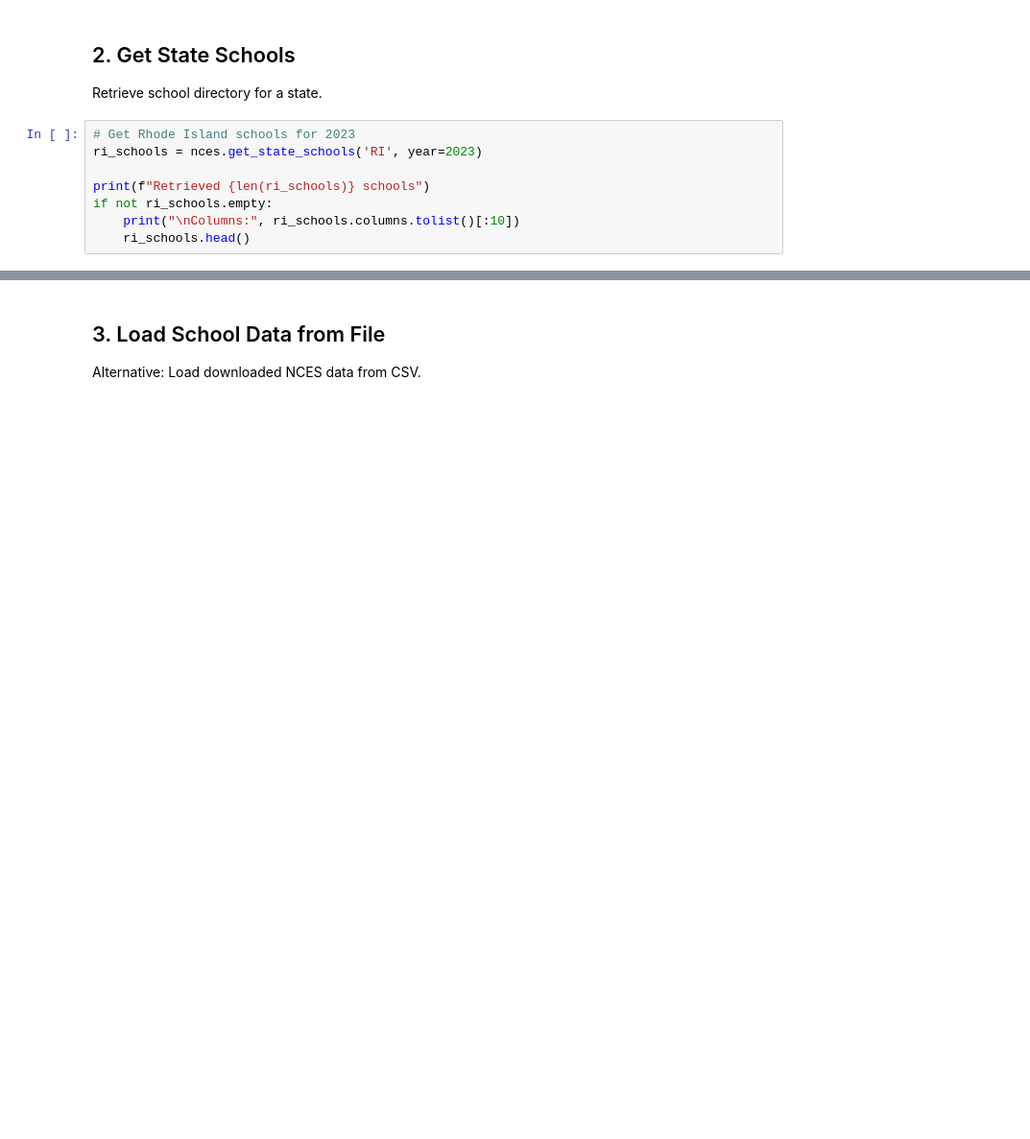
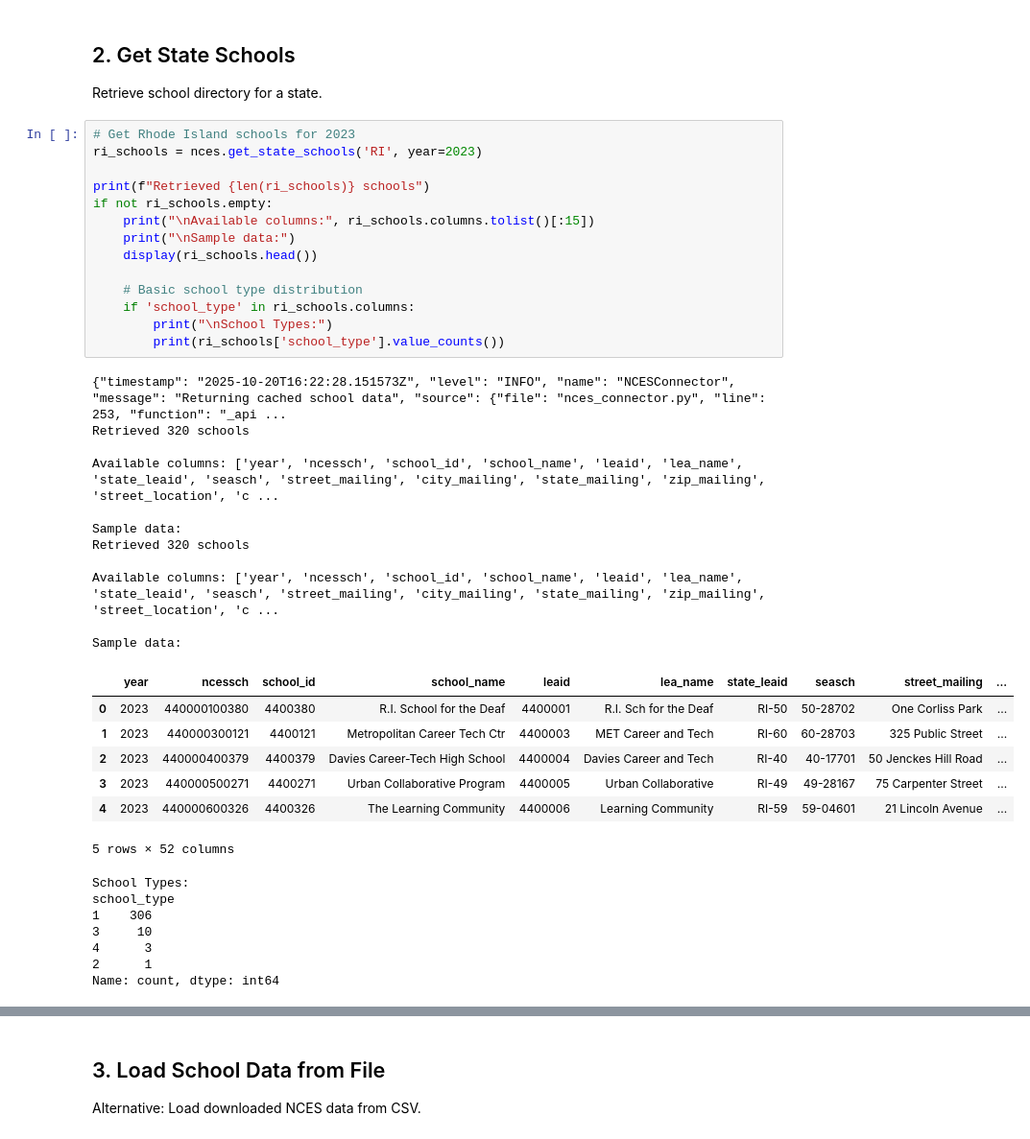
Before and after one commit to KR-Labs/krl-data-connectors, a Jupyter notebook: examples/nces_quickstart.ipynb, the cells around one changed output, grey strips where cells are left out. Shown at 96% size. Cells and saved outputs as stored; diff of their text form; blank space fills up the shorter version.

```diff
--- a/examples/nces_quickstart.ipynb
+++ b/examples/nces_quickstart.ipynb
@@ -39,8 +47,40 @@ Retrieve school directory for a state.
 # %%
 # Get Rhode Island schools for 2023
 ri_schools = nces.get_state_schools('RI', year=2023)
 
 print(f"Retrieved {len(ri_schools)} schools")
 if not ri_schools.empty:
-    print("\nColumns:", ri_schools.columns.tolist()[:10])
-    ri_schools.head()
+    print("\nAvailable columns:", ri_schools.columns.tolist()[:15])
+    print("\nSample data:")
+    display(ri_schools.head())
+
+    # Basic school type distribution
+    if 'school_type' in ri_schools.columns:
+        print("\nSchool Types:")
+        print(ri_schools['school_type'].value_counts())
+# %% [output]
+{"timestamp": "2025-10-20T16:22:28.151573Z", "level": "INFO", "name": "NCESConnector", "message": "Returning cached school data", "source": {"file": "nces_connector.py", "line": 253, "function": "_api ...
+Retrieved 320 schools
+
+Available columns: ['year', 'ncessch', 'school_id', 'school_name', 'leaid', 'lea_name', 'state_leaid', 'seasch', 'street_mailing', 'city_mailing', 'state_mailing', 'zip_mailing', 'street_location', 'c ...
+
+Sample data:
+Retrieved 320 schools
+
+Available columns: ['year', 'ncessch', 'school_id', 'school_name', 'leaid', 'lea_name', 'state_leaid', 'seasch', 'street_mailing', 'city_mailing', 'state_mailing', 'zip_mailing', 'street_location', 'c ...
+
+Sample data:
+|  | year | ncessch | school_id | school_name | leaid | lea_name | state_leaid | seasch | street_mailing | ... |
+| 0 | 2023 | 440000100380 | 4400380 | R.I. School for the Deaf | 4400001 | R.I. Sch for the Deaf | RI-50 | 50-28702 | One Corliss Park | ... |
+| 1 | 2023 | 440000300121 | 4400121 | Metropolitan Career Tech Ctr | 4400003 | MET Career and Tech | RI-60 | 60-28703 | 325 Public Street | ... |
+| 2 | 2023 | 440000400379 | 4400379 | Davies Career-Tech High School | 4400004 | Davies Career and Tech | RI-40 | 40-17701 | 50 Jenckes Hill Road | ... |
+| 3 | 2023 | 440000500271 | 4400271 | Urban Collaborative Program | 4400005 | Urban Collaborative | RI-49 | 49-28167 | 75 Carpenter Street | ... |
+| 4 | 2023 | 440000600326 | 4400326 | The Learning Community | 4400006 | Learning Community | RI-59 | 59-04601 | 21 Lincoln Avenue | ... |
+5 rows × 52 columns
+School Types:
+school_type
+1    306
+3     10
+4      3
+2      1
+Name: count, dtype: int64
```
Also changed, not shown: parts of 12 cells of this notebook.
